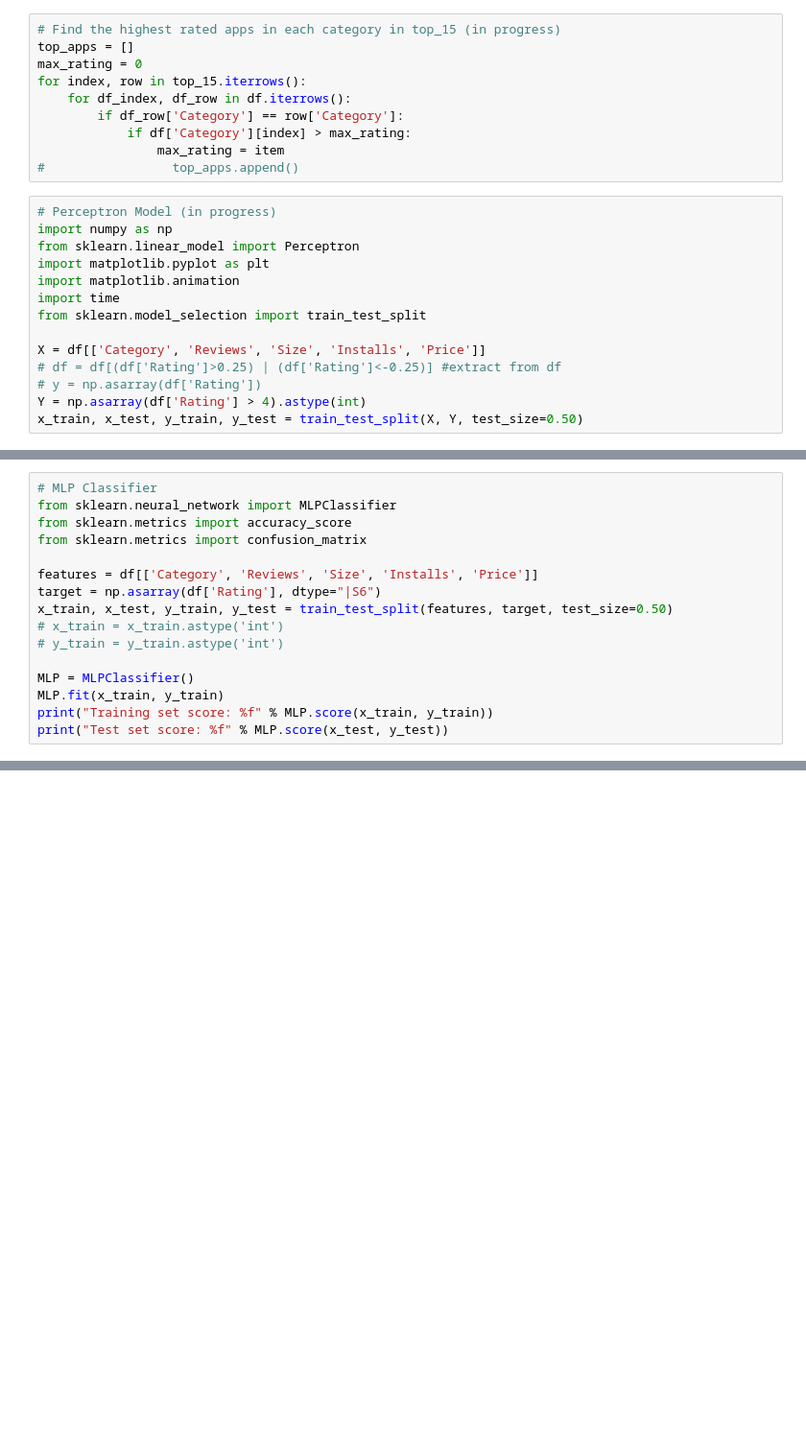
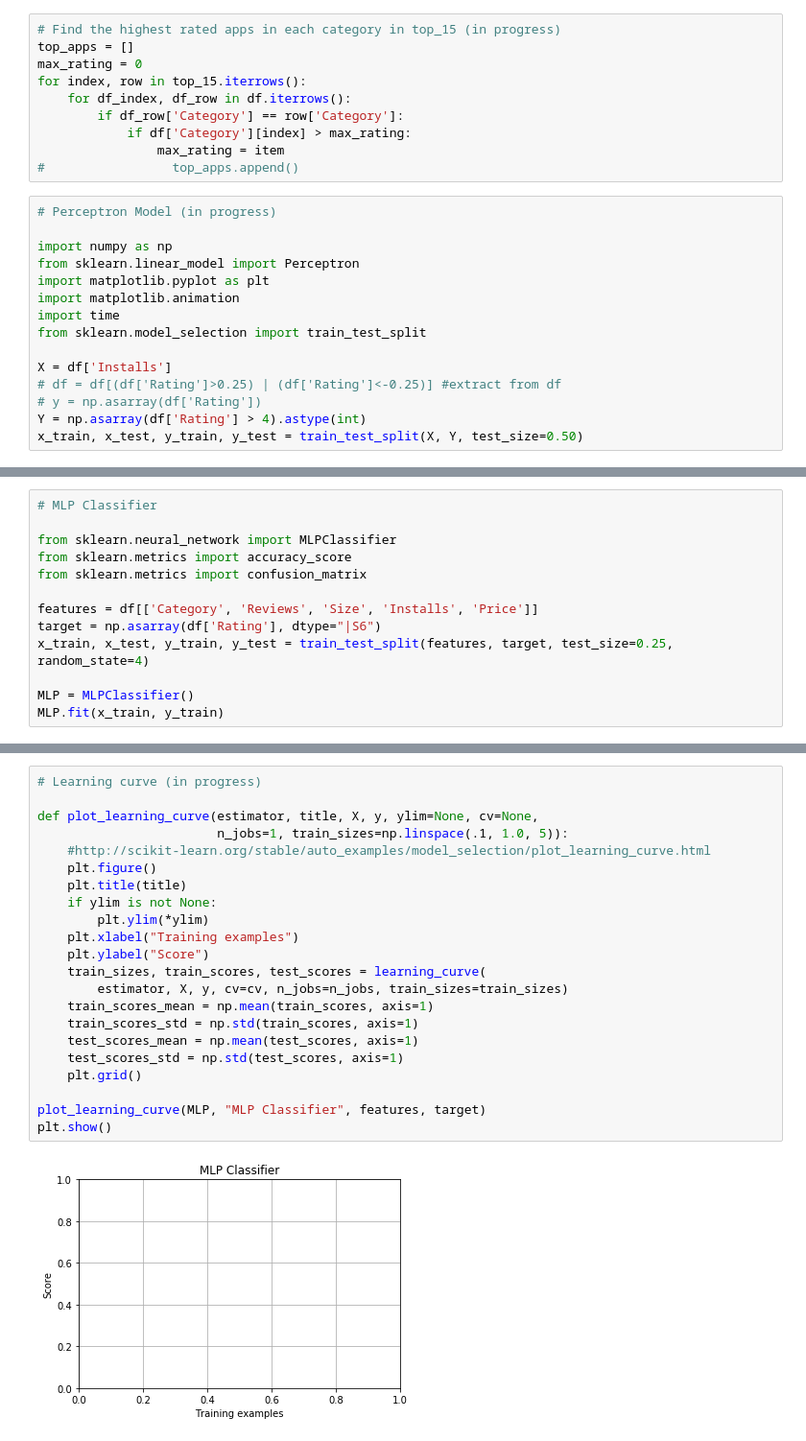
Before and after one commit to IceJinx33/playstore-apps-kernel, a Jupyter notebook: final-project/final_project_models.ipynb, the cells around one changed output, grey strips where cells are left out. Shown: that part at 96% size. Saved outputs shown, nothing was run; the diff lists cells and outputs as text; blank space fills up the shorter version.

```diff
--- a/final-project/final_project_models.ipynb
+++ b/final-project/final_project_models.ipynb
@@ -441,6 +479,7 @@ for index, row in top_15.iterrows():
 #                 top_apps.append()
 # %%
 # Perceptron Model (in progress)
+
 import numpy as np
 from sklearn.linear_model import Perceptron
 import matplotlib.pyplot as plt
@@ -448,7 +487,7 @@ import matplotlib.animation
 import time
 from sklearn.model_selection import train_test_split
 
-X = df[['Category', 'Reviews', 'Size', 'Installs', 'Price']]
+X = df['Installs']
 # df = df[(df['Rating']>0.25) | (df['Rating']<-0.25)] #extract from df
 # y = np.asarray(df['Rating'])
 Y = np.asarray(df['Rating'] > 4).astype(int)
@@ -479,16 +495,13 @@ plt.show()
 # %%
 # MLP Classifier
+
 from sklearn.neural_network import MLPClassifier
 from sklearn.metrics import accuracy_score
 from sklearn.metrics import confusion_matrix
 
 features = df[['Category', 'Reviews', 'Size', 'Installs', 'Price']]
 target = np.asarray(df['Rating'], dtype="|S6")
-x_train, x_test, y_train, y_test = train_test_split(features, target, test_size=0.50)
-# x_train = x_train.astype('int')
-# y_train = y_train.astype('int')
+x_train, x_test, y_train, y_test = train_test_split(features, target, test_size=0.25, random_state=4)
 
 MLP = MLPClassifier()
 MLP.fit(x_train, y_train)
-print("Training set score: %f" % MLP.score(x_train, y_train))
-print("Test set score: %f" % MLP.score(x_test, y_test))
@@ -513,0 +537,24 @@ plt.show()
+# %%
+# Learning curve (in progress)
+
+def plot_learning_curve(estimator, title, X, y, ylim=None, cv=None,
+                        n_jobs=1, train_sizes=np.linspace(.1, 1.0, 5)):
+    #http://scikit-learn.org/stable/auto_examples/model_selection/plot_learning_curve.html
+    plt.figure()
+    plt.title(title)
+    if ylim is not None:
+        plt.ylim(*ylim)
+    plt.xlabel("Training examples")
+    plt.ylabel("Score")
+    train_sizes, train_scores, test_scores = learning_curve(
+        estimator, X, y, cv=cv, n_jobs=n_jobs, train_sizes=train_sizes)
+    train_scores_mean = np.mean(train_scores, axis=1)
+    train_scores_std = np.std(train_scores, axis=1)
+    test_scores_mean = np.mean(test_scores, axis=1)
+    test_scores_std = np.std(test_scores, axis=1)
+    plt.grid()
+
+plot_learning_curve(MLP, "MLP Classifier", features, target)
+plt.show()
+# %% [output]
+[figure, added]
```
Also changed, not shown: parts of 13 cells of this notebook.
